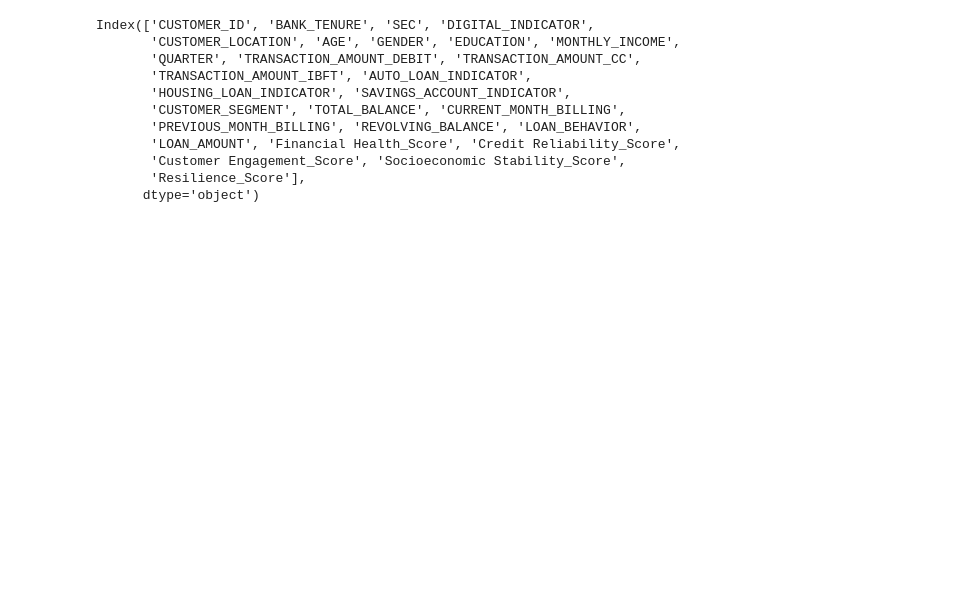
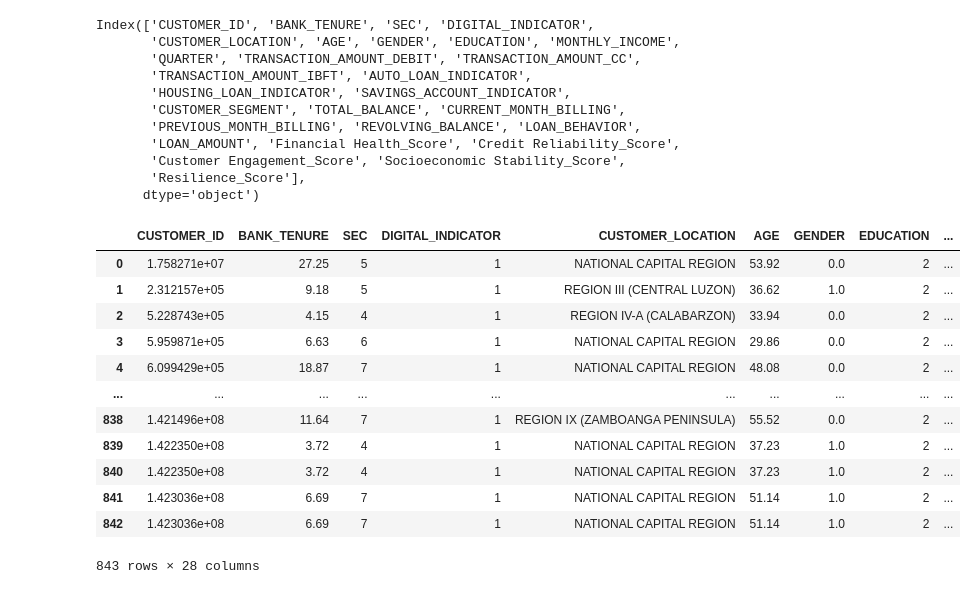
Before and after one commit to yumoldianne/ERICA, a Jupyter notebook: Data Cleaning & Resilience Score Computation (Dory).ipynb, the cells around one changed output. Saved outputs shown, nothing was run; the diff lists cells and outputs as text; code cells hidden in the pictures; blank space fills up the shorter version.

```diff
--- a/Data Cleaning & Resilience Score Computation (Dory).ipynb
+++ b/Data Cleaning & Resilience Score Computation (Dory).ipynb
@@ -983,3 +1004,30 @@ Index(['CUSTOMER_ID', 'BANK_TENURE', 'SEC', 'DIGITAL_INDICATOR',
        'Customer Engagement_Score', 'Socioeconomic Stability_Score',
        'Resilience_Score'],
       dtype='object')
+# %%
+# Remove duplicates based on CUSTOMER_ID and QUARTER in both dataframes
+df_original = df_original.drop_duplicates(subset=['CUSTOMER_ID', 'QUARTER'])
+df = df.drop_duplicates(subset=['CUSTOMER_ID', 'QUARTER'])
+
+# Select only the new columns and the keys from df
+df_new_columns = df[['CUSTOMER_ID', 'QUARTER', 'Financial Health_Score', 'Credit Reliability_Score',
+                     'Customer Engagement_Score', 'Socioeconomic Stability_Score', 'Resilience_Score']]
+
+# Merge df_original with the new columns from df
+df_merged = df_original.merge(df_new_columns, on=['CUSTOMER_ID', 'QUARTER'], how='left')
+
+df_merged
+# %% [output]
+|  | CUSTOMER_ID | BANK_TENURE | SEC | DIGITAL_INDICATOR | CUSTOMER_LOCATION | AGE | GENDER | EDUCATION | ... |
+| 0 | 1.758271e+07 | 27.25 | 5 | 1 | NATIONAL CAPITAL REGION | 53.92 | 0.0 | 2 | ... |
+| 1 | 2.312157e+05 | 9.18 | 5 | 1 | REGION III (CENTRAL LUZON) | 36.62 | 1.0 | 2 | ... |
+| 2 | 5.228743e+05 | 4.15 | 4 | 1 | REGION IV-A (CALABARZON) | 33.94 | 0.0 | 2 | ... |
+| 3 | 5.959871e+05 | 6.63 | 6 | 1 | NATIONAL CAPITAL REGION | 29.86 | 0.0 | 2 | ... |
+| 4 | 6.099429e+05 | 18.87 | 7 | 1 | NATIONAL CAPITAL REGION | 48.08 | 0.0 | 2 | ... |
+| ... | ... | ... | ... | ... | ... | ... | ... | ... | ... |
+| 838 | 1.421496e+08 | 11.64 | 7 | 1 | REGION IX (ZAMBOANGA PENINSULA) | 55.52 | 0.0 | 2 | ... |
+| 839 | 1.422350e+08 | 3.72 | 4 | 1 | NATIONAL CAPITAL REGION | 37.23 | 1.0 | 2 | ... |
+| 840 | 1.422350e+08 | 3.72 | 4 | 1 | NATIONAL CAPITAL REGION | 37.23 | 1.0 | 2 | ... |
+| 841 | 1.423036e+08 | 6.69 | 7 | 1 | NATIONAL CAPITAL REGION | 51.14 | 1.0 | 2 | ... |
+| 842 | 1.423036e+08 | 6.69 | 7 | 1 | NATIONAL CAPITAL REGION | 51.14 | 1.0 | 2 | ... |
+843 rows × 28 columns
```
Also changed, not shown: parts of 6 cells of this notebook, 2 other files.
